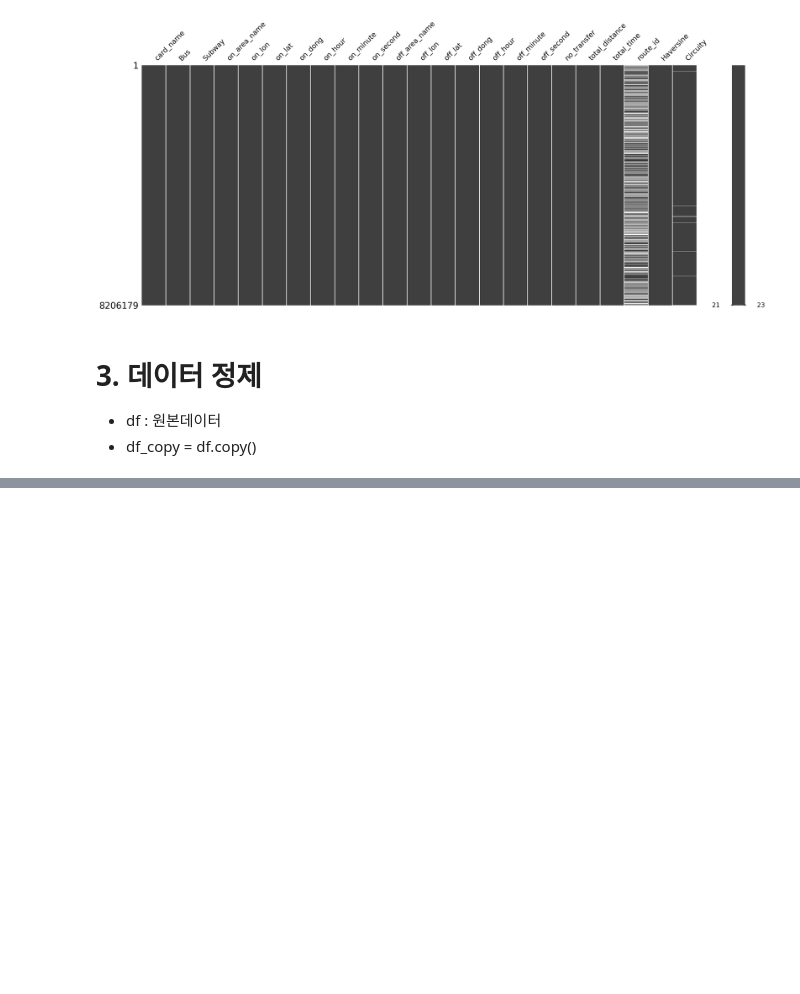
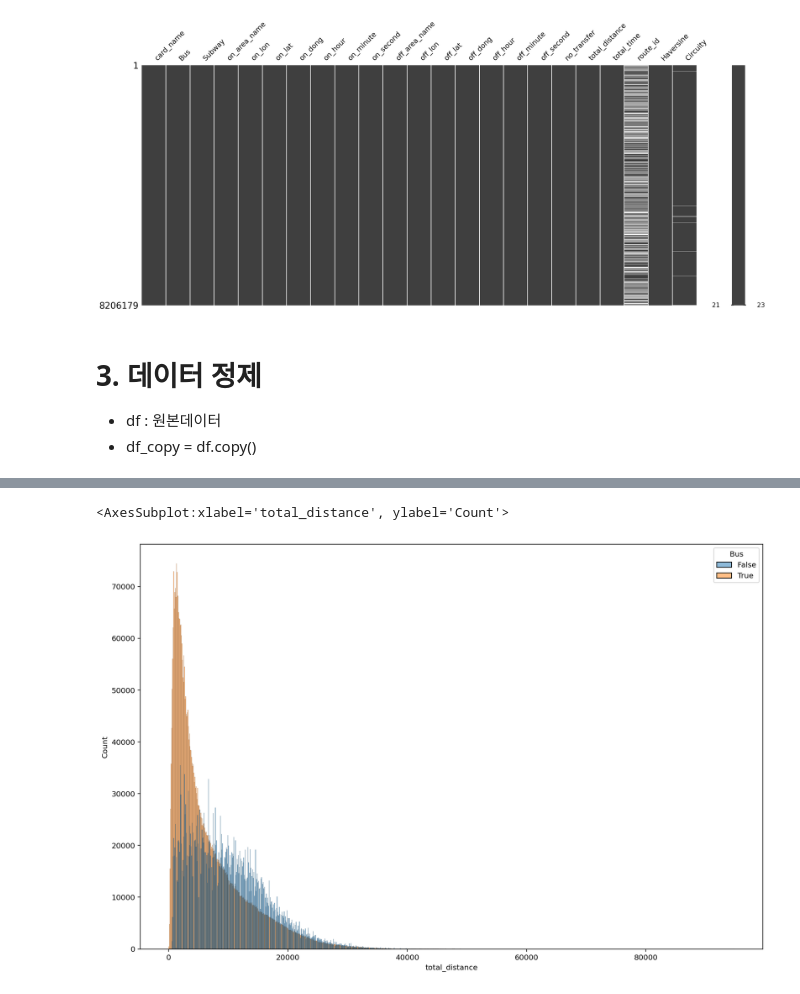
Before and after one commit to sener7106/TIL, a Jupyter notebook: Code/Project2/1.ipynb, the cells around one changed output, grey strips where cells are left out. Saved outputs shown, nothing was run; the diff lists cells and outputs as text; code cells hidden in the pictures; blank space fills up the shorter version.

```diff
--- a/Code/Project2/1.ipynb
+++ b/Code/Project2/1.ipynb
@@ -181,0 +275,6 @@ df_copy[df_copy['no_transfer'] >= 4].head(10)
+# %%
+plt.figure(figsize = (15, 10))
+sns.histplot(data =df_copy , x = 'total_distance', hue = 'Bus')
+# %% [output]
+<AxesSubplot:xlabel='total_distance', ylabel='Count'>
+[figure, added]
```
Also changed, not shown: parts of 22 cells of this notebook.
